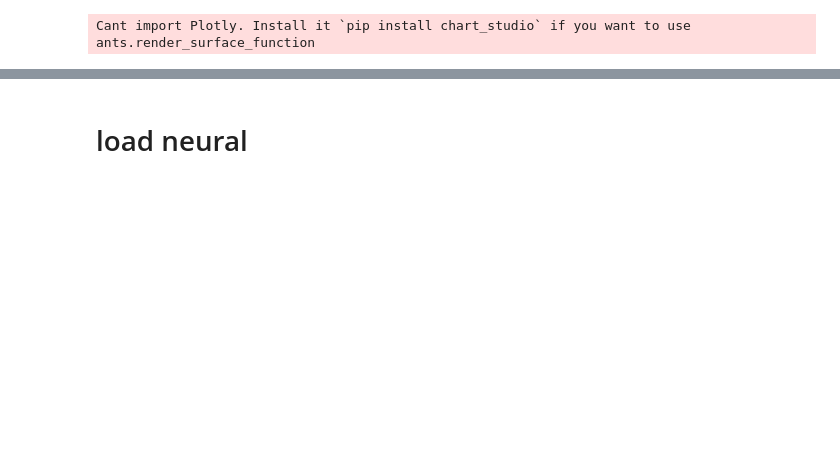
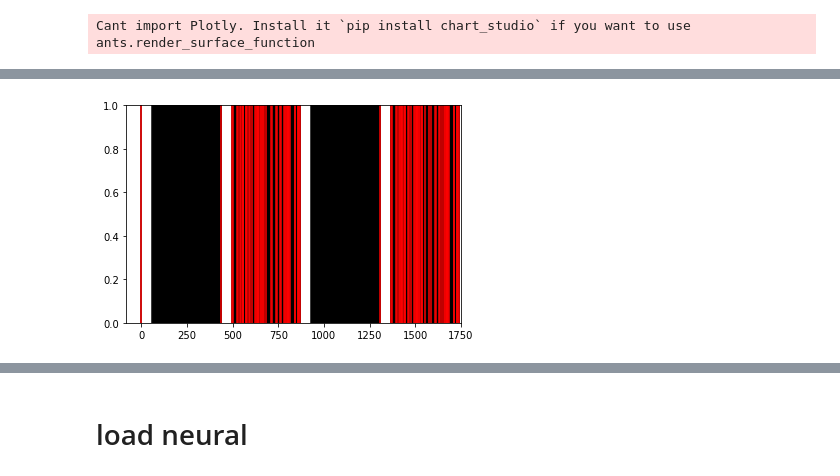
Before and after one commit to ClandininLab/brainsss, a Jupyter notebook: yandan & ilana/20220824+-+explosions+of+STA+conditioned+on+stimulus+clean.ipynb, the cells around one changed output, grey strips where cells are left out. Cells and saved outputs as stored; diff of their text form; code cells hidden in the pictures; blank space fills up the shorter version.

```diff
--- a/yandan & ilana/20220824+-+explosions+of+STA+conditioned+on+stimulus+clean.ipynb
+++ b/yandan & ilana/20220824+-+explosions+of+STA+conditioned+on+stimulus+clean.ipynb
@@ -56,0 +58,9 @@ starts_angle_0: 184. starts_angle_180: 184
+# %%
+for file in os.listdir(vision_path):
+    if file[-4:] == 'hdf5':
+        file_name = file
+
+visprotocol_file = os.path.join(vision_path, file_name)
+with h5py.File(visprotocol_file, 'r') as file:
+    angle = file['angle'][:]
+    translation = file['translation'][:]
@@ -57 +82,23 @@ starts_angle_0: 184. starts_angle_180: 184
+# %%
+loom_ind = np.where(np.isnan(angle)==1)[0]
+non_loom_ind = np.where(np.diff(loom_ind)>=50)[0] #50 bc of the size of the blocks...this should change with stim :(
+for val in non_loom_ind:
+    new_val = val+1
+    non_loom_ind = np.append(non_loom_ind, new_val)
+starts_loom = []
+for j,i in enumerate(loom_ind):
+    if j not in non_loom_ind:
+        starts_loom.append(stimulus_start_times[i])
+    else:
+        pass
+
+starts_loom = [int(i*100) for i in starts_loom]
+# %%
+for i in stimulus_start_times:
+    plt.axvline(i,color='k')
+
+for i in loom_ind:
+    plt.axvline(stimulus_start_times[i],color='r')
+# %% [output]
+[figure, added]
 # %%
```
Also changed, not shown: parts of 33 cells of this notebook.
